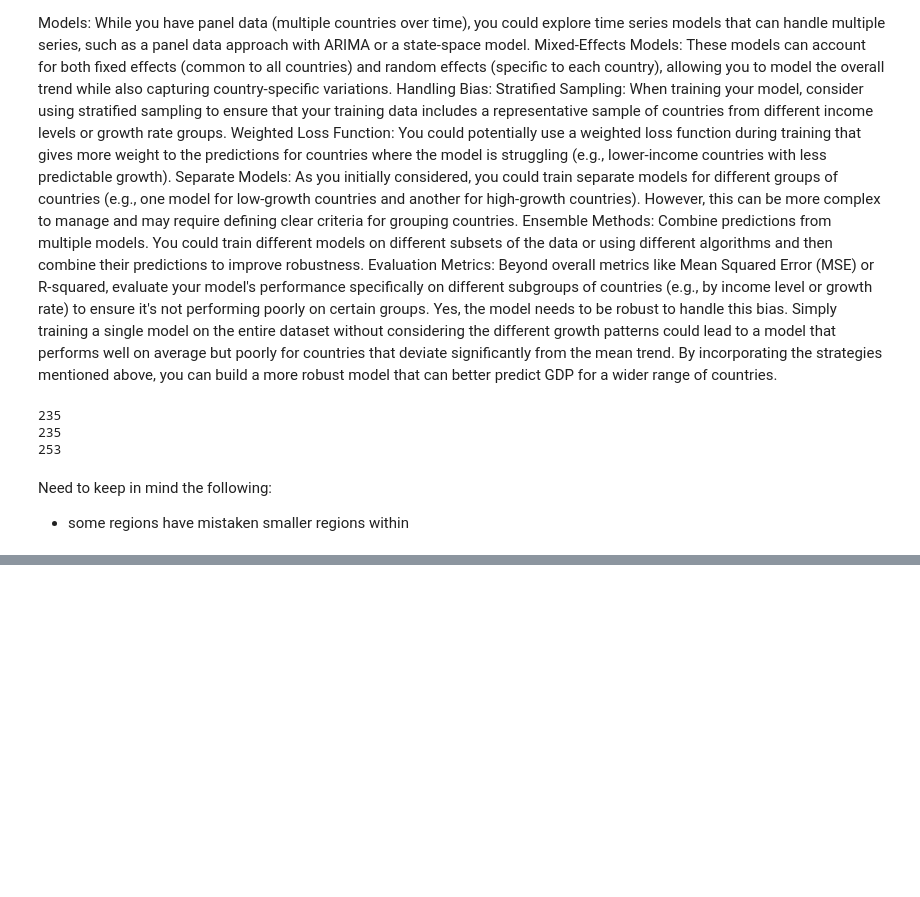
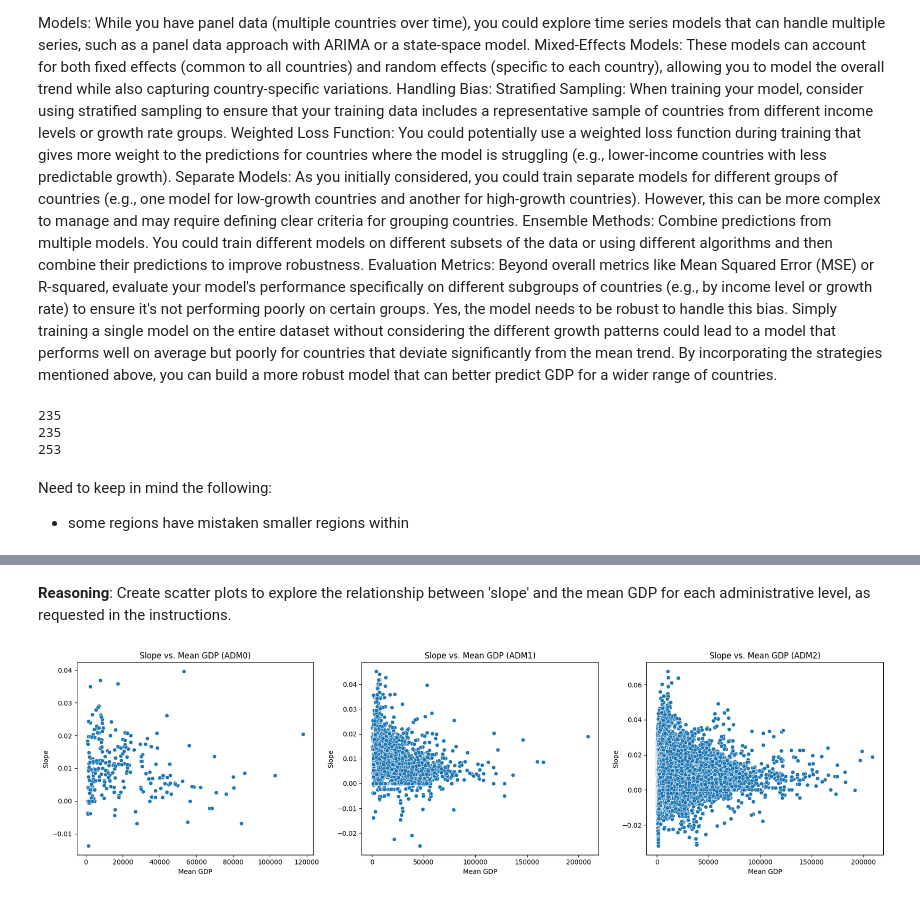
Before and after one commit to Bolu-Adekanmbi/Socioeconomic-Mapping, a Jupyter notebook: notebooks/exploratoryNotebook1.ipynb, the cells around one changed output, grey strips where cells are left out. Cells and saved outputs as stored; diff of their text form; code cells hidden in the pictures; blank space fills up the shorter version.

```diff
--- a/notebooks/exploratoryNotebook1.ipynb
+++ b/notebooks/exploratoryNotebook1.ipynb
@@ -147,0 +495,34 @@ Need to keep in mind the following:
+# %% [markdown]
+**Reasoning**:
+Create scatter plots to explore the relationship between 'slope' and the mean GDP for each administrative level, as requested in the instructions.
+# %%
+# Calculate the mean GDP for each row (across years) for each dataframe
+gdp_adm0_df['mean_gdp'] = gdp_adm0_df.loc[:, '1990':'2022'].mean(axis=1)
+gdp_adm1_df['mean_gdp'] = gdp_adm1_df.loc[:, '1990':'2022'].mean(axis=1)
+gdp_adm2_df['mean_gdp'] = gdp_adm2_df.loc[:, '1990':'2022'].mean(axis=1)
+
+# Create scatter plots to show the relationship between slope and mean GDP
+plt.figure(figsize=(18, 5))
+
+plt.subplot(1, 3, 1)
+sns.scatterplot(data=gdp_adm0_df, x='mean_gdp', y='slope')
+plt.title('Slope vs. Mean GDP (ADM0)')
+plt.xlabel('Mean GDP')
+plt.ylabel('Slope')
+
+plt.subplot(1, 3, 2)
+sns.scatterplot(data=gdp_adm1_df, x='mean_gdp', y='slope')
+plt.title('Slope vs. Mean GDP (ADM1)')
+plt.xlabel('Mean GDP')
+plt.ylabel('Slope')
+
+plt.subplot(1, 3, 3)
+sns.scatterplot(data=gdp_adm2_df, x='mean_gdp', y='slope')
+plt.title('Slope vs. Mean GDP (ADM2)')
+plt.xlabel('Mean GDP')
+plt.ylabel('Slope')
+
+plt.tight_layout()
+plt.show()
+# %% [output]
+[figure, added]
```
Also changed, not shown: parts of 32 cells of this notebook.
